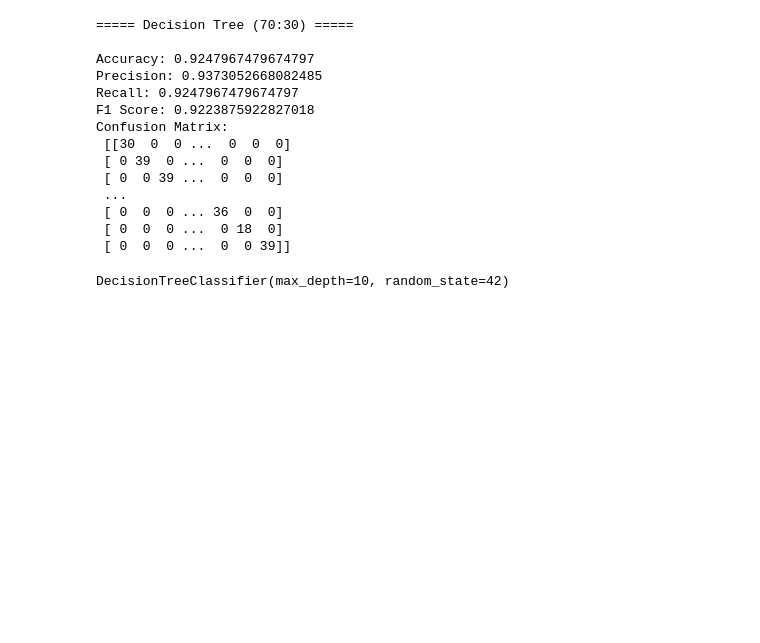
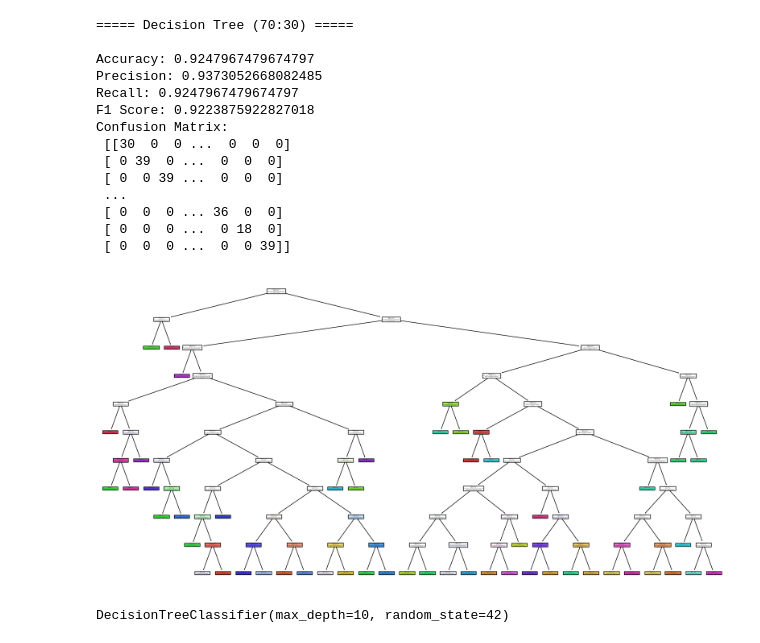
Before and after one commit to sanket200511/Animal-Disease-Prediction-using-ML, a Jupyter notebook: ML_Dataset1.ipynb, the cells around one changed output. Saved outputs shown, nothing was run; the diff lists cells and outputs as text; code cells hidden in the pictures; blank space fills up the shorter version.

Commit message:
Updated decision tree model

```diff
--- a/ML_Dataset1.ipynb
+++ b/ML_Dataset1.ipynb
@@ -122,8 +122,8 @@ X_train, X_test, y_train, y_test = train_test_split(
 # MODEL TRAINING
 from sklearn.tree import DecisionTreeClassifier
 
-model = DecisionTreeClassifier(max_depth=10, random_state=42)
-model.fit(X_train, y_train)
+dt_model = DecisionTreeClassifier(max_depth=10, random_state=42)
+dt_model.fit(X_train, y_train)
 # %% [output]
 DecisionTreeClassifier(max_depth=10, random_state=42)
 # %%
@@ -155,6 +155,15 @@ Confusion Matrix:
  [ 0  0  0 ... 36  0  0]
  [ 0  0  0 ...  0 18  0]
  [ 0  0  0 ...  0  0 39]]
+# %%
+from sklearn.tree import plot_tree
+import matplotlib.pyplot as plt
+
+plt.figure(figsize=(20,10))
+plot_tree(dt_model, filled=True, feature_names=X.columns)
+plt.show()
+# %% [output]
+[figure, added]
 # %%
 #TRAIN TEST SPLIT (80:20)
 
```
Also changed, not shown: parts of 11 cells of this notebook.
